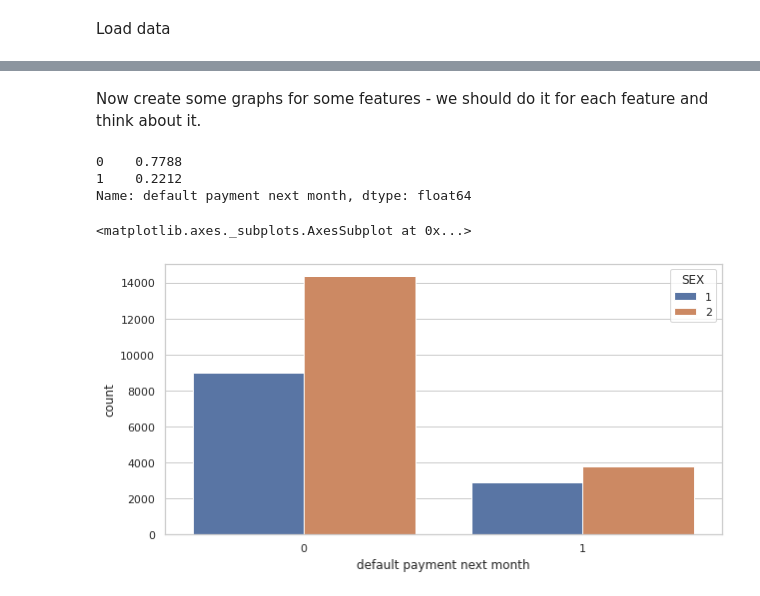
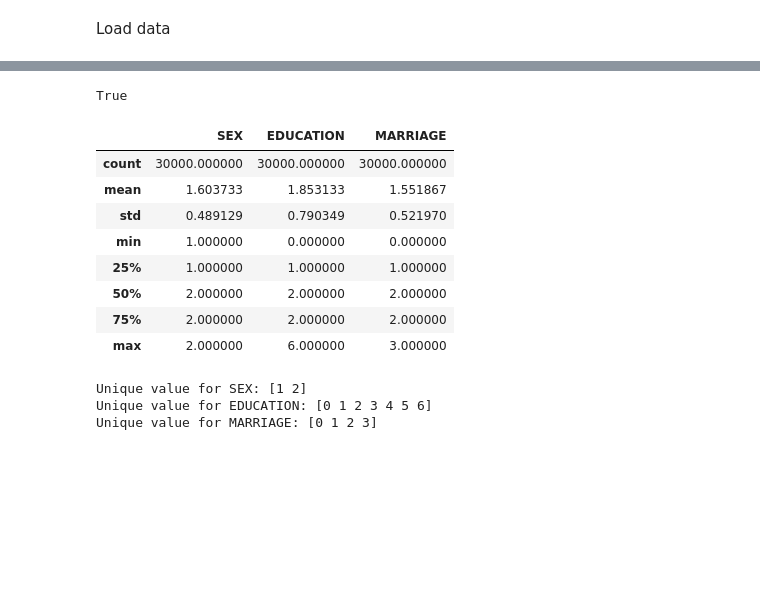
Before and after one commit to antoniperuzynski/Credit_Risk, a Jupyter notebook: Credit_default.ipynb, the cells around one changed output, grey strips where cells are left out. Saved outputs shown, nothing was run; the diff lists cells and outputs as text; code cells hidden in the pictures; blank space fills up the shorter version.

```diff
--- a/Credit_default.ipynb
+++ b/Credit_default.ipynb
@@ -173,15 +45,0 @@ pd.crosstab(index = df.SEX, columns = df.EDUCATION, values = df.iloc[:,-1], aggf
-# %% [markdown]
-Now create some graphs for some features - we should do it for each feature and think about it.
-# %%
-df["default payment next month"].value_counts(normalize = True)
-# %% [output]
-0    0.7788
-1    0.2212
-Name: default payment next month, dtype: float64
-# %%
-plt.figure(figsize=(10,5))
-sns.set(font_scale=1, style="whitegrid")
-sns.countplot(data=df, x = "default payment next month", hue="SEX")
-# %% [output]
-<matplotlib.axes._subplots.AxesSubplot at 0x...>
-[figure, removed]
@@ -187,0 +49,27 @@ sns.countplot(data=df, x = "default payment next month", hue="SEX")
+# %%
+# To understand data we have to check some info.
+# For each client we have the only one observation
+len(df.ID.unique()) == len(df.ID)
+# %% [output]
+True
+# %%
+# Check category columns
+display(df[['SEX', 'EDUCATION', 'MARRIAGE']].describe())
+for column in ['SEX', 'EDUCATION', 'MARRIAGE']:
+    print(f"Unique value for {column}: {np.sort(df[column].unique())}")
+
+# According documentaion for EDUCATION should be only values {1,2,3,4,5,6} - 0 Is potentily something mistake
+# According documentaion for MARRIAGE should be only values {1,2,3} - 0 Is potentily something mistake
+# %% [output]
+|  | SEX | EDUCATION | MARRIAGE |
+| count | 30000.000000 | 30000.000000 | 30000.000000 |
+| mean | 1.603733 | 1.853133 | 1.551867 |
+| std | 0.489129 | 0.790349 | 0.521970 |
+| min | 1.000000 | 0.000000 | 0.000000 |
+| 25% | 1.000000 | 1.000000 | 1.000000 |
+| 50% | 2.000000 | 2.000000 | 2.000000 |
+| 75% | 2.000000 | 2.000000 | 2.000000 |
+| max | 2.000000 | 6.000000 | 3.000000 |
+Unique value for SEX: [1 2]
+Unique value for EDUCATION: [0 1 2 3 4 5 6]
+Unique value for MARRIAGE: [0 1 2 3]
```
Also changed, not shown: parts of 28 cells of this notebook, 1 other file.
